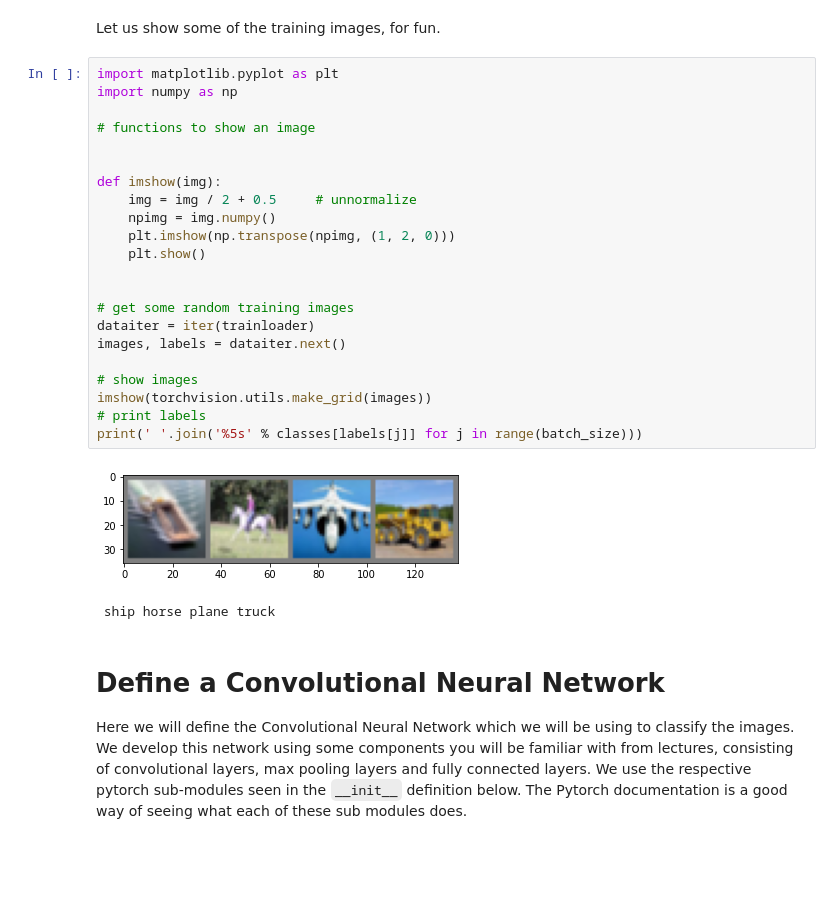
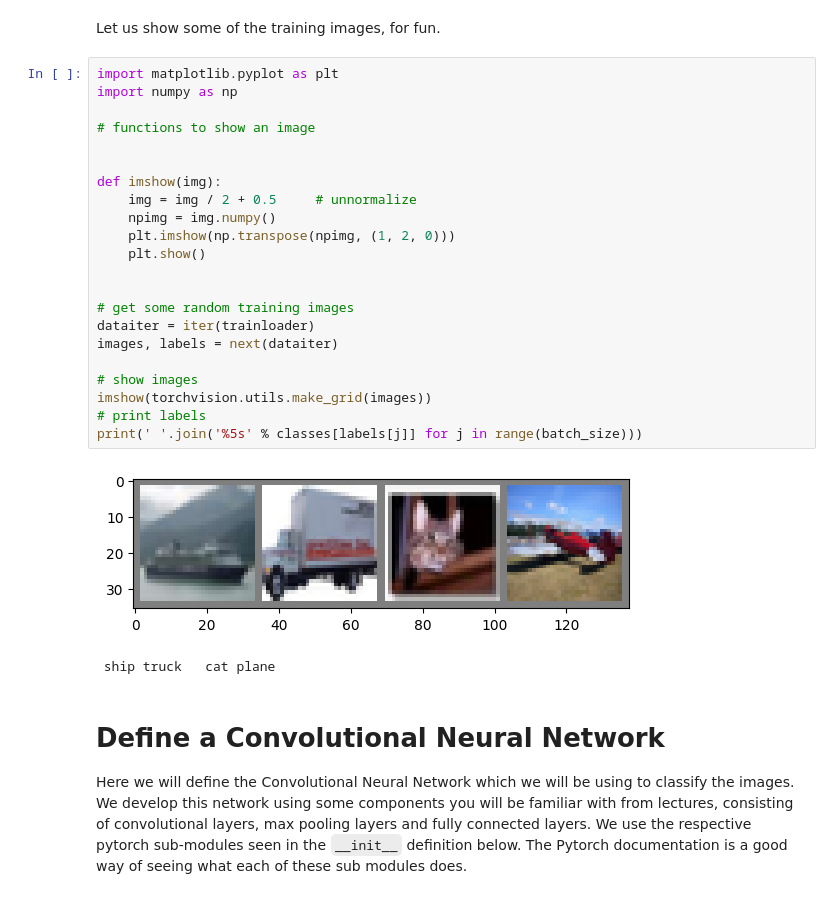
Before and after one commit to VergilOP/Note, a Jupyter notebook: University/3rd/Neural Computation/Week 4/cnn_tutorial_solutions.ipynb, the cells around one changed output. Cells and saved outputs as stored; diff of their text form; blank space fills up the shorter version.

```diff
--- a/University/3rd/Neural Computation/Week 4/cnn_tutorial_solutions.ipynb
+++ b/University/3rd/Neural Computation/Week 4/cnn_tutorial_solutions.ipynb
@@ -88,28 +88,28 @@ Let us show some of the training images, for fun.
 # %%
 import matplotlib.pyplot as plt
 import numpy as np
 
 # functions to show an image
 
 
 def imshow(img):
     img = img / 2 + 0.5     # unnormalize
     npimg = img.numpy()
     plt.imshow(np.transpose(npimg, (1, 2, 0)))
     plt.show()
 
 
 # get some random training images
 dataiter = iter(trainloader)
-images, labels = dataiter.next()
+images, labels = next(dataiter)
 
 # show images
 imshow(torchvision.utils.make_grid(images))
 # print labels
 print(' '.join('%5s' % classes[labels[j]] for j in range(batch_size)))
 # %% [output]
-[figure, old version]
+[figure, new version]
- ship horse plane truck
+ ship truck   cat plane
 # %% [markdown]
 # Define a Convolutional Neural Network
 Here we will define the Convolutional Neural Network which we will be using to classify the images. We develop this network using some components you will be familiar with from lectures, consisting of convolutional layers, max pooling layers and fully connected layers. We use the respective pytorch sub-modules seen in the `__init__` definition below. The Pytorch documentation is a good way of seeing what each of these sub modules does.
```
Also changed, not shown: parts of 5 cells of this notebook, 9 other files.
